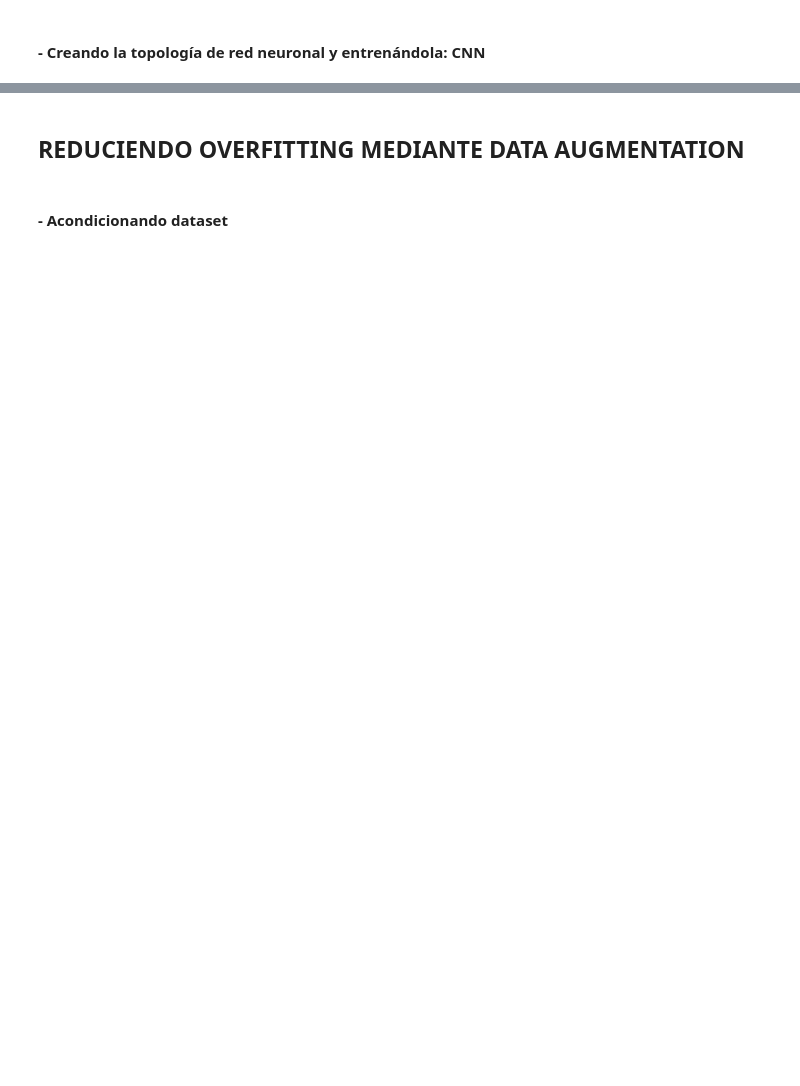
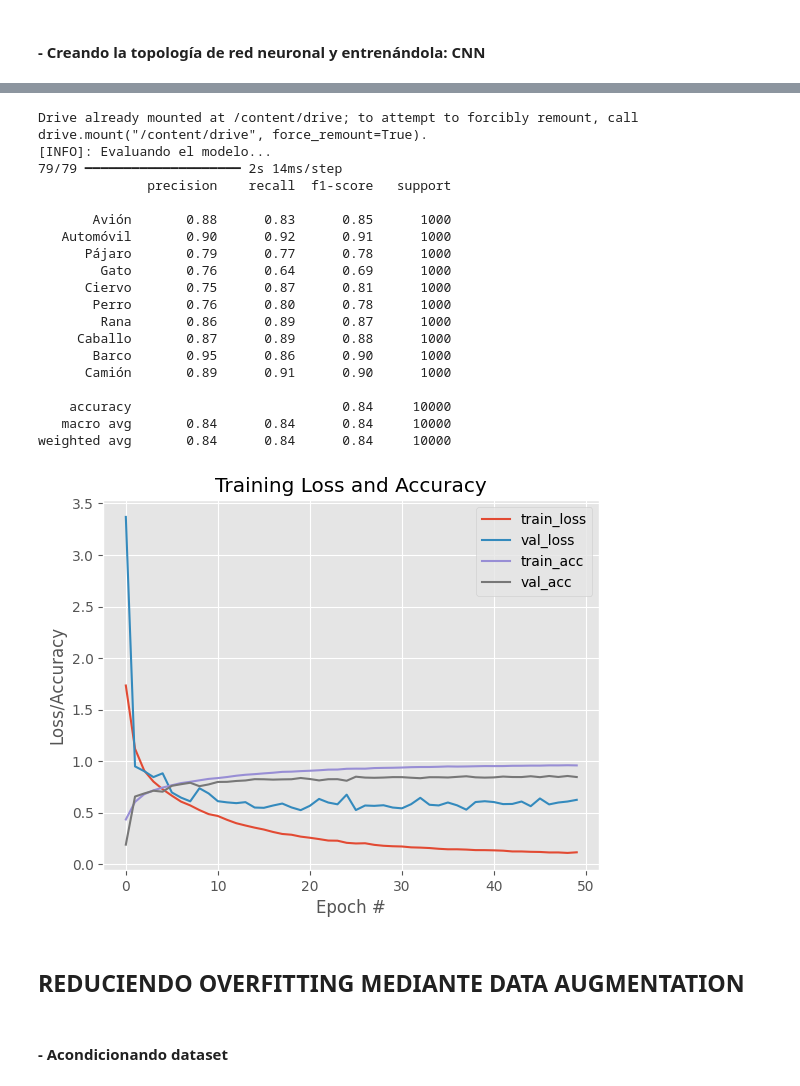
Before and after one commit to Carmen10-171/07MIAR_Redes-Neuronales, a Jupyter notebook: 07MIAR_SP02_Deep_Vision_practica2.ipynb, the cells around one changed output, grey strips where cells are left out. Cells and saved outputs as stored; diff of their text form; code cells hidden in the pictures; blank space fills up the shorter version.

```diff
--- a/07MIAR_SP02_Deep_Vision_practica2.ipynb
+++ b/07MIAR_SP02_Deep_Vision_practica2.ipynb
@@ -293,13 +342,28 @@ inputs = Input(shape=(trainX.shape[1], trainX.shape[2], trainX.shape[3]))
 
 # Usa el paradigma 'Model' en lugar de 'Sequential' de Keras
 # Primer set de capas CONV => RELU => CONV => RELU => POOL
-#incluye aquí tu código
+x1 = Conv2D(32, (3, 3), padding="same", activation="relu")(inputs)
+x1 = BatchNormalization()(x1)
+x1 = Conv2D(32, (3, 3), padding="same", activation="relu")(x1)
+x1 = BatchNormalization()(x1)
+x1 = MaxPooling2D(pool_size=(2, 2))(x1)
+x1 = Dropout(0.25)(x1)
 
 # Segundo set de capas CONV => RELU => CONV => RELU => POOL
-#incluye aquí tu código
+x2 = Conv2D(64, (3, 3), padding="same", activation="relu")(x1)
+x2 = BatchNormalization()(x2)
+x2 = Conv2D(64, (3, 3), padding="same", activation="relu")(x2)
+x2 = BatchNormalization()(x2)
+x2 = MaxPooling2D(pool_size=(2, 2))(x2)
+x2 = Dropout(0.25)(x2)
 
 # Tercer set de capas CONV => RELU => CONV => RELU => POOL
-#incluye aquí tu código
+x3 = Conv2D(128, (3, 3), padding="same", activation="relu")(x2)
+x3 = BatchNormalization()(x3)
+x3 = Conv2D(128, (3, 3), padding="same", activation="relu")(x3)
+x3 = BatchNormalization()(x3)
+x3 = MaxPooling2D(pool_size=(2, 2))(x3)
+x3 = Dropout(0.25)(x3)
 
 # TOP MODEL
 # Primer (y único) set de capas FC => RELU
@@ -315,7 +379,7 @@ model_cnn = Model(inputs=inputs, outputs=predictions) #(X)
 
 # Compilar el modelo
 print("[INFO]: Compilando el modelo...")
-model_cnn.compile(loss="sparse_categorical_crossentropy", optimizer=Adam(learning_rate=0.001, beta_1=0.9, beta_2=0.999, epsilon=1e-08), metrics=["accuracy"]) #(X)
+model_cnn.compile(loss="sparse_categorical_crossentropy", optimizer=Adam(learning_rate=0.001, beta_1=0.9, beta_2=0.999, epsilon=1e-08), metrics=["accuracy"])
 
 # Entrenamiento de la red
 print("[INFO]: Entrenando la red...")
@@ -346,3 +410,4 @@ plt.xlabel("Epoch #")
 plt.ylabel("Loss/Accuracy")
 plt.legend()
 plt.show()
+# %% [output]
@@ -349,3 +432,23 @@ plt.show()
+Drive already mounted at /content/drive; to attempt to forcibly remount, call drive.mount("/content/drive", force_remount=True).
+[INFO]: Evaluando el modelo...
+79/79 ━━━━━━━━━━━━━━━━━━━━ 2s 14ms/step
+              precision    recall  f1-score   support
+
+       Avión       0.88      0.83      0.85      1000
+   Automóvil       0.90      0.92      0.91      1000
+      Pájaro       0.79      0.77      0.78      1000
+        Gato       0.76      0.64      0.69      1000
+      Ciervo       0.75      0.87      0.81      1000
+       Perro       0.76      0.80      0.78      1000
+        Rana       0.86      0.89      0.87      1000
+     Caballo       0.87      0.89      0.88      1000
+       Barco       0.95      0.86      0.90      1000
+      Camión       0.89      0.91      0.90      1000
+
+    accuracy                           0.84     10000
+   macro avg       0.84      0.84      0.84     10000
+weighted avg       0.84      0.84      0.84     10000
+[figure, added]
 # %% [markdown]
 ## **REDUCIENDO OVERFITTING MEDIANTE DATA AUGMENTATION**
 # %% [markdown]
```
Also changed, not shown: parts of 26 cells of this notebook.
